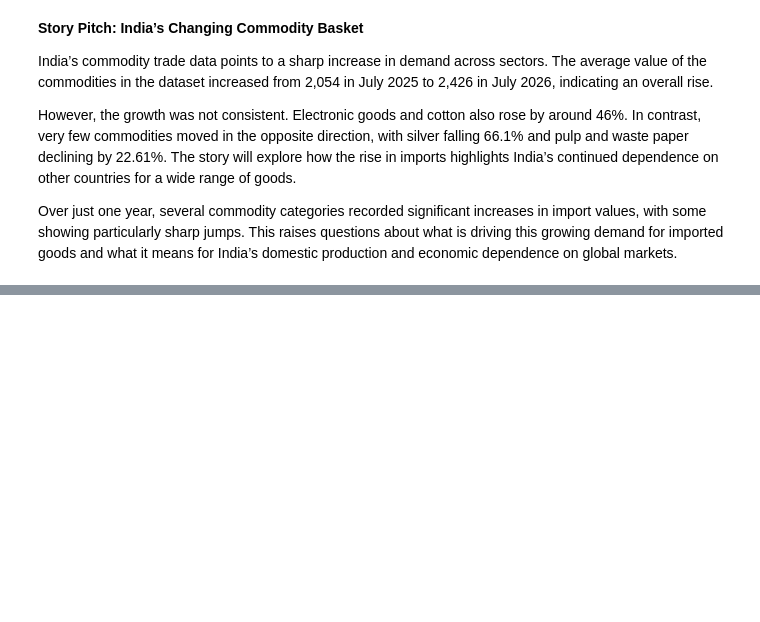
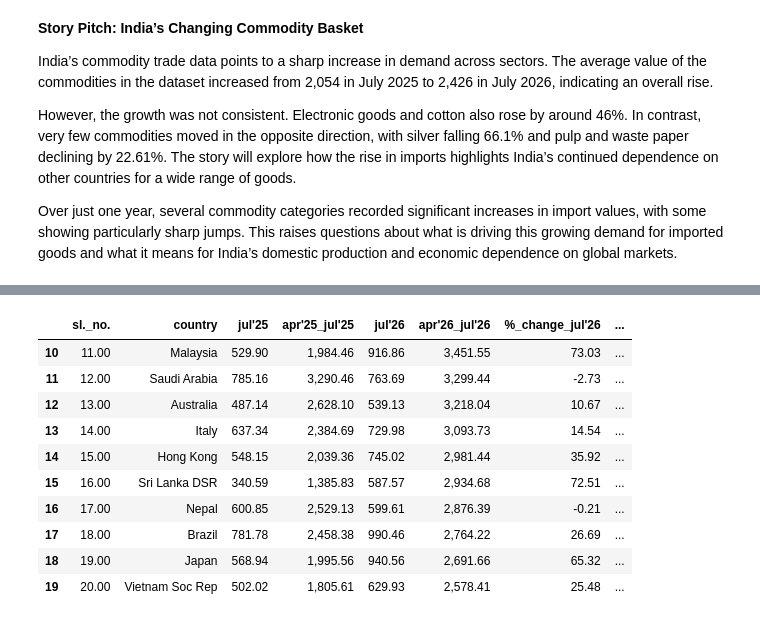
Before and after one commit to jiyanshah18-web/JIYA-SHAH, a Jupyter notebook: JIYA~TRADE DATA FINAL .ipynb, the cells around one changed output, grey strips where cells are left out. Saved outputs shown, nothing was run; the diff lists cells and outputs as text; code cells hidden in the pictures; blank space fills up the shorter version.

```diff
--- a/JIYA~TRADE DATA FINAL .ipynb
+++ b/JIYA~TRADE DATA FINAL .ipynb
@@ -568,0 +618,14 @@ Over just one year, several commodity categories recorded significant increases
+# %%
+df.tail(10)
+# %% [output]
+|  | sl._no. | country | jul'25 | apr'25_jul'25 | jul'26 | apr'26_jul'26 | %_change_jul'26 | ... |
+| 10 | 11.00 | Malaysia | 529.90 | 1,984.46 | 916.86 | 3,451.55 | 73.03 | ... |
+| 11 | 12.00 | Saudi Arabia | 785.16 | 3,290.46 | 763.69 | 3,299.44 | -2.73 | ... |
+| 12 | 13.00 | Australia | 487.14 | 2,628.10 | 539.13 | 3,218.04 | 10.67 | ... |
+| 13 | 14.00 | Italy | 637.34 | 2,384.69 | 729.98 | 3,093.73 | 14.54 | ... |
+| 14 | 15.00 | Hong Kong | 548.15 | 2,039.36 | 745.02 | 2,981.44 | 35.92 | ... |
+| 15 | 16.00 | Sri Lanka DSR | 340.59 | 1,385.83 | 587.57 | 2,934.68 | 72.51 | ... |
+| 16 | 17.00 | Nepal | 600.85 | 2,529.13 | 599.61 | 2,876.39 | -0.21 | ... |
+| 17 | 18.00 | Brazil | 781.78 | 2,458.38 | 990.46 | 2,764.22 | 26.69 | ... |
+| 18 | 19.00 | Japan | 568.94 | 1,995.56 | 940.56 | 2,691.66 | 65.32 | ... |
+| 19 | 20.00 | Vietnam Soc Rep | 502.02 | 1,805.61 | 629.93 | 2,578.41 | 25.48 | ... |
```
Also changed, not shown: parts of 15 cells of this notebook.
